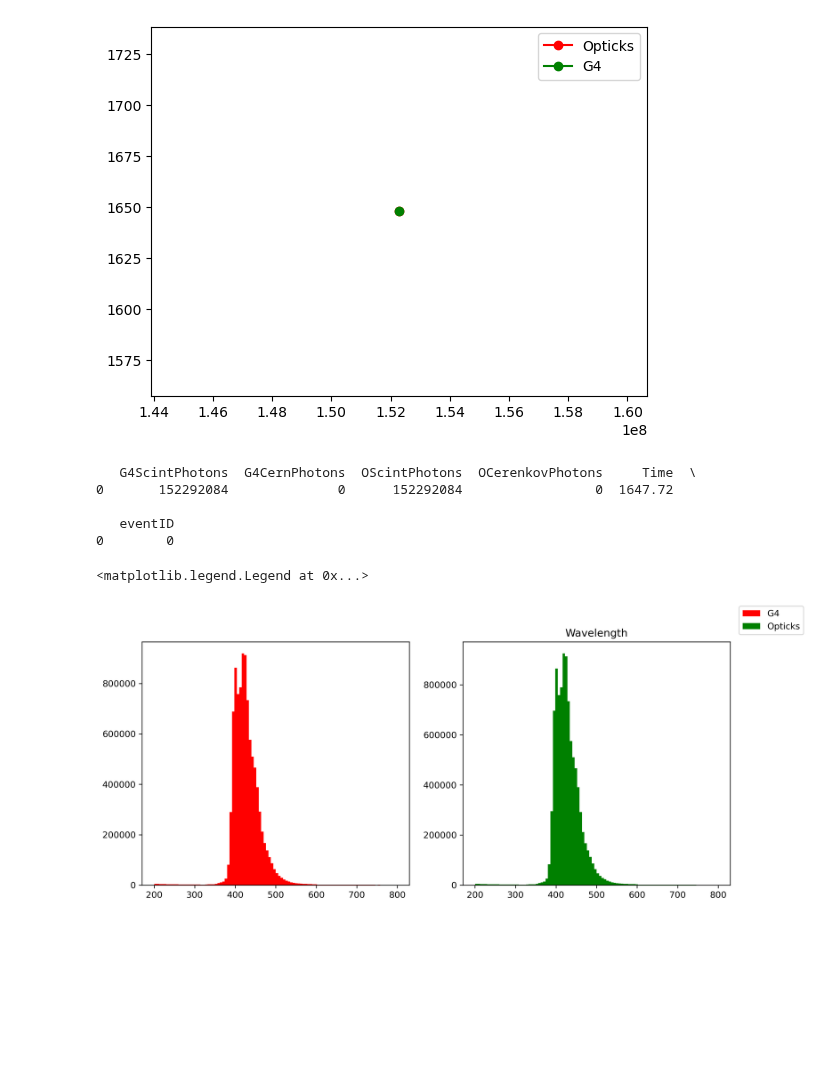
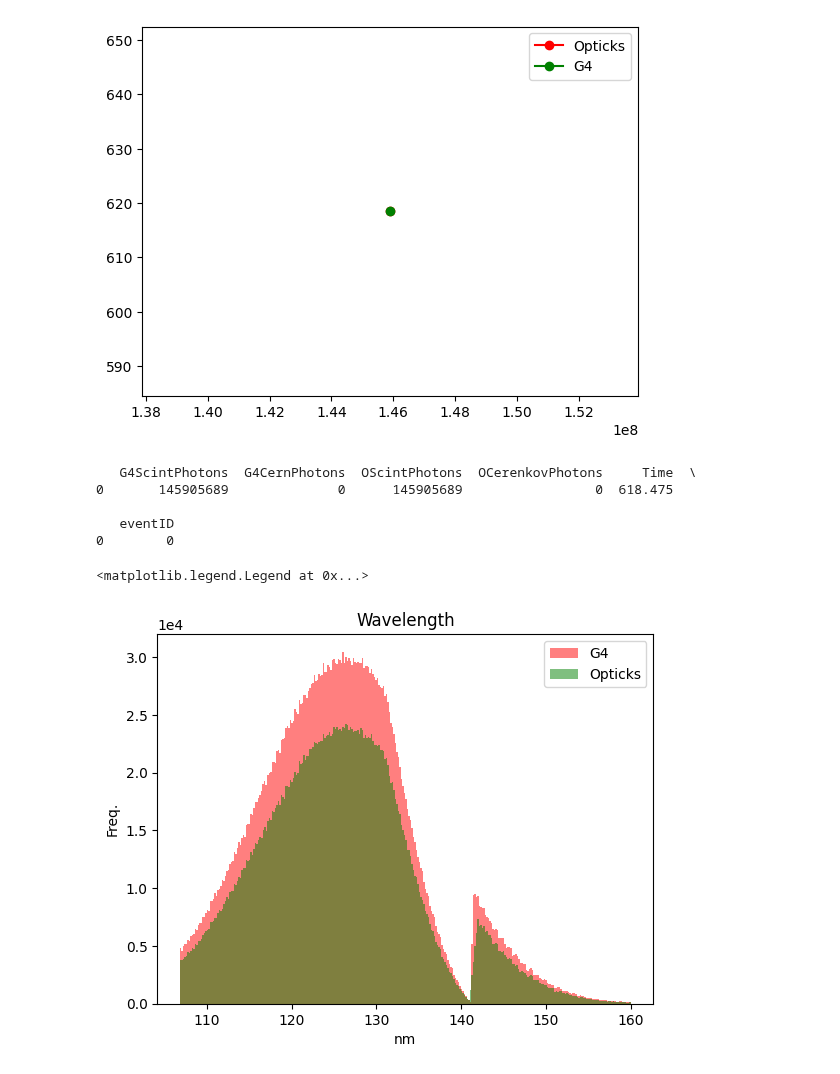
Before and after one commit to nuRiceLab/OpticalSims, a Jupyter notebook: Analysis/G4andOpticksHitsTest.ipynb, the cells around one changed output. Drawn from its saved outputs; the diff is of its cells as text; code cells hidden in the pictures; blank space fills up the shorter version.

```diff
--- a/Analysis/G4andOpticksHitsTest.ipynb
+++ b/Analysis/G4andOpticksHitsTest.ipynb
@@ -31,9 +69,10 @@ def Getinfo(f1,f2):
     rewrite_geant4_csv_header(f1,f2)
     return pd.read_csv(f2)
 # %%
-G4Result=Getinfo("../debug/out_nt_Geant4Hits_t0.csv", "Geant4Hits_clean.csv")
-OptResult=Getinfo("../debug/out_nt_OpticksHits_t0.csv", "OpticksHits_clean.csv")
-PhotonInfo=Getinfo("../debug/out_nt_PhotonInfo_t0.csv", "PhotonInfo_clean.csv")
+Folder="build_G4Opticks"
+G4Result=Getinfo(f"../{Folder}/out_nt_Geant4Hits_t0.csv", "Geant4Hits_clean.csv")
+OptResult=Getinfo(f"../{Folder}/out_nt_OpticksHits_t0.csv", "OpticksHits_clean.csv")
+PhotonInfo=Getinfo(f"../{Folder}/out_nt_PhotonInfo_t0.csv", "PhotonInfo_clean.csv")
 # %%
 print(len(OptResult['z']))
 print(len(G4Result['z']))
@@ -76,21 +122,24 @@ plt.plot(PhotonInfo["G4ScintPhotons"],PhotonInfo["Time"],color="green",linestyle
 plt.legend()
 plt.show()
 # %% [output]
-[figure, old version]
+[figure, new version]
 # %%
 print(PhotonInfo)
 # %% [output]
    G4ScintPhotons  G4CernPhotons  OScintPhotons  OCerenkovPhotons     Time  \
-0       152292084              0      152292084                 0  1647.72
+0       145905689              0      145905689                 0  618.475
 
    eventID
 0        0
 # %%
-fig,p=plt.subplots(1,2,dpi=300,figsize=(12,5))
+
 plt.title("Wavelength")
-_=p[0].hist(G4Result['wavelength'],bins=100,label="G4",color="red")
-_=p[1].hist(OptResult['wavelength'],bins=100,label="Opticks",color="green")
-fig.legend()
+plt.hist(G4Result['wavelength'],bins=300,label="G4",color="red",alpha=0.5)
+plt.hist(OptResult['wavelength'],bins=300,label="Opticks",color="green",alpha=0.5)
+plt.ticklabel_format(style='sci', axis='y', scilimits=(0,0))
+plt.xlabel("nm")
+plt.ylabel("Freq.")
+plt.legend()
 # %% [output]
 <matplotlib.legend.Legend at 0x...>
-[figure, old version]
+[figure, new version]
```
Also changed, not shown: parts of 5 cells of this notebook, 8 other files.
